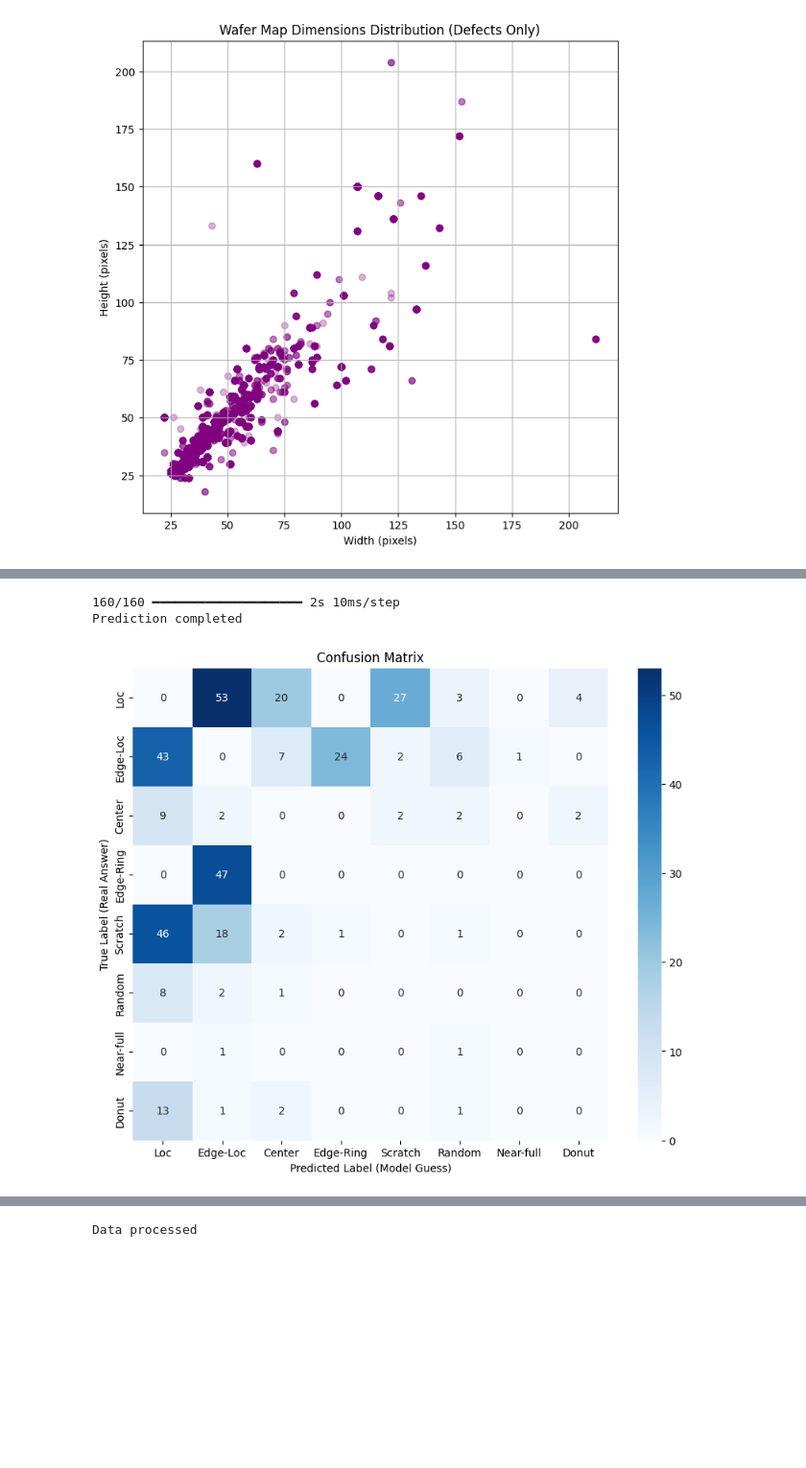
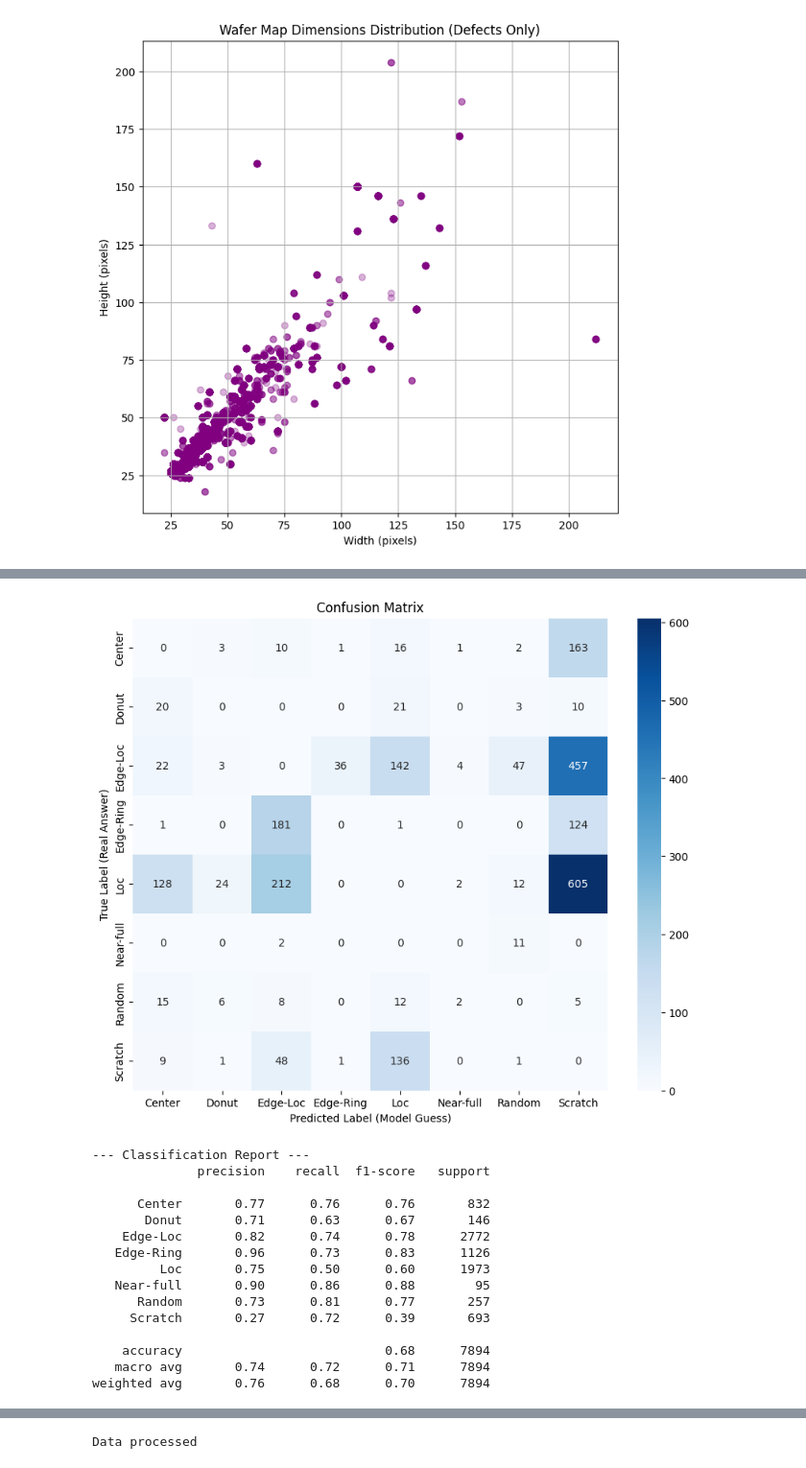
Before and after one commit to NUSSETO/Semiconductor_Project, a Jupyter notebook: main.ipynb, the cells around one changed output, grey strips where cells are left out. Shown at 96% size. Saved outputs shown, nothing was run; the diff lists cells and outputs as text; code cells hidden in the pictures; blank space fills up the shorter version.

```diff
--- a/main.ipynb
+++ b/main.ipynb
@@ -261,8 +283,13 @@ Example Label (One-Hot): [1. 0. 0. 0. 0. 0. 0. 0.]
 # %%
 # Now we train-test split the data
 # We choose test_size = 0.2
-X_train, X_test, y_train, y_test = train_test_split(X, y, test_size = 0.2, random_state = 42)
+# Since the dataset is highly imbalanced, we use integer labels for stratification to guarantee
+# that rare classes are adequately represented in the validation set.
+X_train, X_val, y_train, y_val = train_test_split(X_train_val, y_train_val,
+                                                  test_size = 0.2,
+                                                  random_state = 42,
+                                                  stratify = np.argmax(y_train_val, axis = 1))
 
 print(f"X_train shape: {X_train.shape}")
-print(f"X_test shape: {X_test.shape}")
+print(f"X_val shape: {X_val.shape}")
 # %% [output]
@@ -274,7 +301,7 @@ model = Sequential()
 
 # Add Convolutional Layers
 # Layer 1
-model.add(Input(shape = (64, 64, 1)))
+model.add(Input(shape = (64, 64, 3)))
 model.add(Conv2D(32, (3, 3), activation = "relu", padding = "same"))
 model.add(MaxPooling2D((2, 2)))
 
@@ -301,7 +328,13 @@ model.add(Dense(8, activation = "softmax"))
 # Optimizer: adam is a great default choice
 model.compile(optimizer = "adam",
               loss = "categorical_crossentropy",
-              metrics = ["accuracy"])
+              metrics = ["accuracy",
+                         # Precision: Crucial for trusting the model's diagnosis.
+                         metrics.Precision(name = "precision"),
+                         # Recall (Sensitivity): Critical for rare but severe defect types
+                         metrics.Recall(name = "recall"),
+                         # AUC: Assessing the model's ability to distinguish between defect types.
+                         metrics.AUC(name = "auc")])
 
 # Show the summary
 model.summary()
@@ -330,7 +363,8 @@ Model: "sequential"
 # %%
 # Finally we train the model
 history = model.fit(X_train, y_train,
-                    epochs = 10,
+                    epochs = 30,
                     batch_size = 64,
-                    validation_data = (X_test, y_test))
+                    validation_data = (X_val, y_val),
+                    class_weight = class_weight_dict)
 # %% [output]
@@ -357,34 +395,49 @@ Epoch 10/10
 # %%
-# Althoug the result is quite good, we want to see what's the possible error
-# Let the model predict the test set again
-y_pred_probs = model.predict(X_test)
-print("Prediction completed")
-
 # Convert probabilities to class labels (0~7)
 # np.argmax finds the index of the highest probability
 y_pred = np.argmax(y_pred_probs, axis = 1)
 y_true = np.argmax(y_test, axis = 1)
+
+# Make sure the index is in order
+target_names = [k for k, v in sorted(label_map.items(), key = lambda item: item[1])]
 
 # Compute Confusion Matrix and set the diagonal to 0 for better visualization
 cm = confusion_matrix(y_true, y_pred)
 np.fill_diagonal(cm, 0)
 
 # Plot Heatmap
 plt.figure(figsize = (10, 8))
 
 # annot = True: Show numbers in cells
 # fmt = "d": Format as integers
 sns.heatmap(cm, annot = True, fmt = "d", cmap = "Blues",
-            xticklabels = label_map.keys(),
-            yticklabels = label_map.keys())
+            xticklabels = target_names,
+            yticklabels = target_names)
 
 plt.ylabel("True Label (Real Answer)")
 plt.xlabel("Predicted Label (Model Guess)")
 plt.title("Confusion Matrix")
 plt.show()
+
+# Printing metrics report
+print("\n--- Classification Report ---")
+print(classification_report(y_true, y_pred, target_names = target_names))
 # %% [output]
+[figure, new version]
-160/160 ━━━━━━━━━━━━━━━━━━━━ 2s 10ms/step
-Prediction completed
+--- Classification Report ---
+              precision    recall  f1-score   support
+
+      Center       0.77      0.76      0.76       832
+       Donut       0.71      0.63      0.67       146
+    Edge-Loc       0.82      0.74      0.78      2772
+   Edge-Ring       0.96      0.73      0.83      1126
+         Loc       0.75      0.50      0.60      1973
+   Near-full       0.90      0.86      0.88        95
+      Random       0.73      0.81      0.77       257
+     Scratch       0.27      0.72      0.39       693
+
+    accuracy                           0.68      7894
+   macro avg       0.74      0.72      0.71      7894
+weighted avg       0.76      0.68      0.70      7894
-[figure, old version]
 # %% [markdown]
 ## Top 3 Hot Spots:
```
Also changed, not shown: parts of 28 cells of this notebook, 9 other files.
